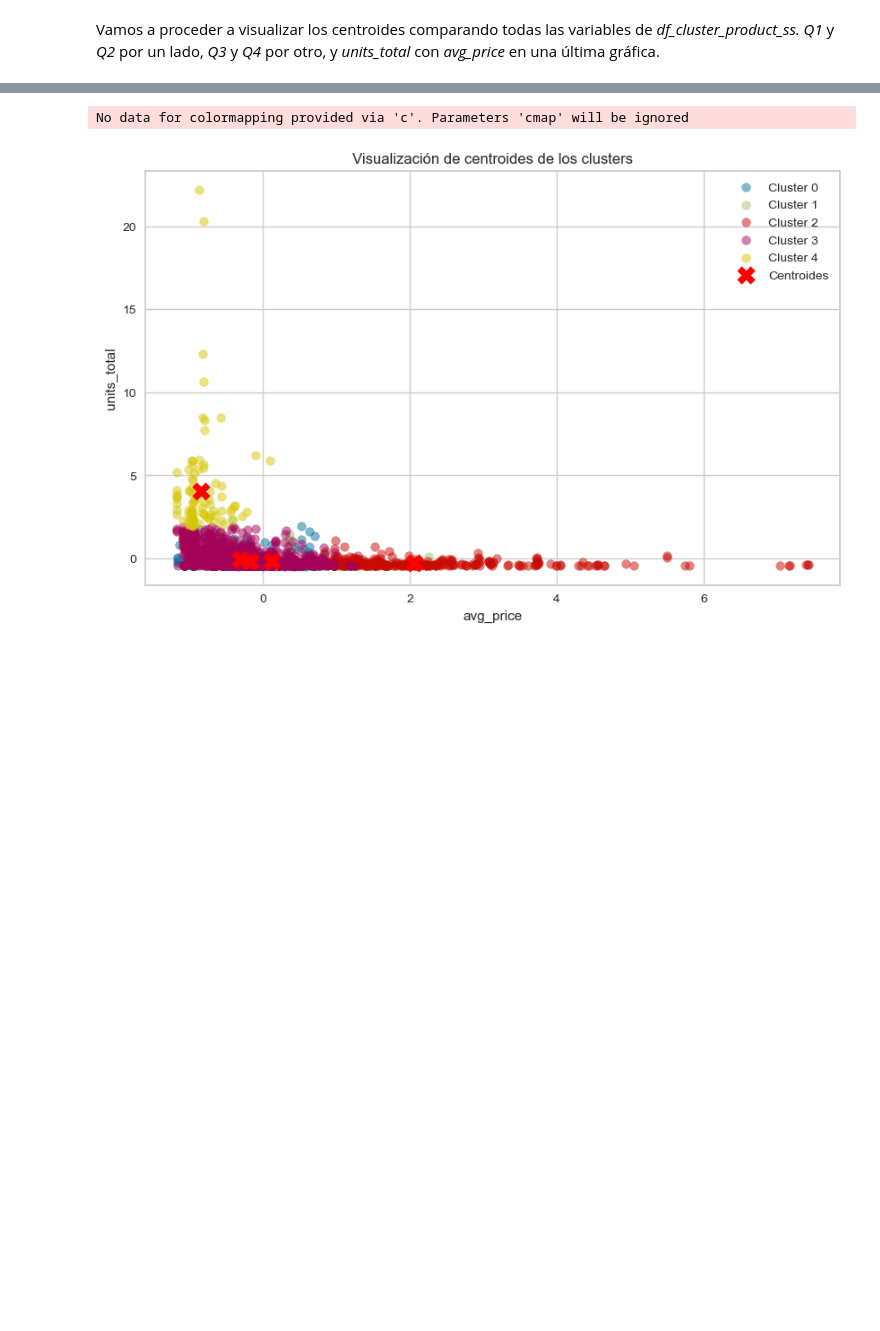
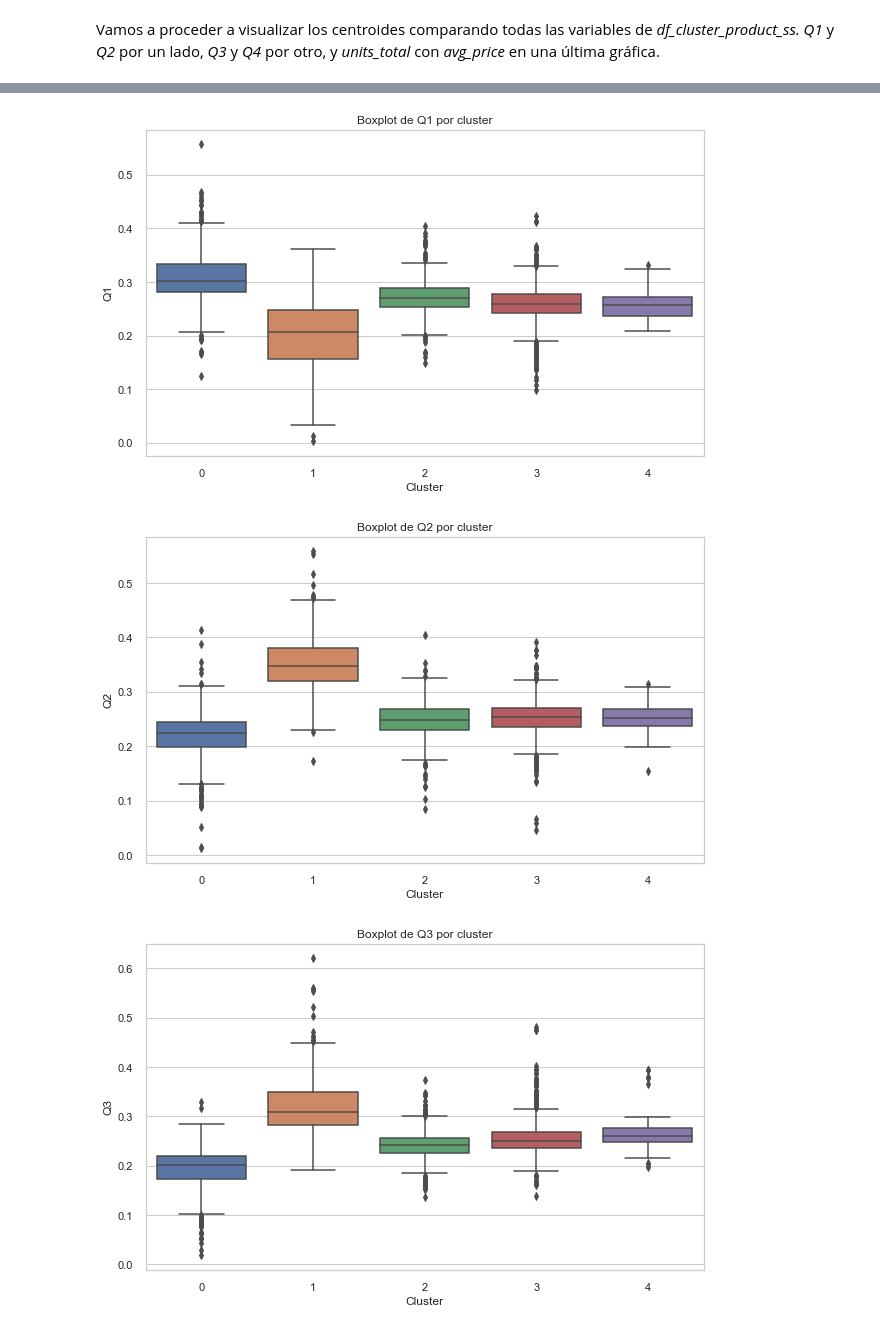
Before and after one commit to alitermat/capstone_retail_TFM, a Jupyter notebook: notebooks/Clustering_producto.ipynb, the cells around one changed output, grey strips where cells are left out. Drawn from its saved outputs; the diff is of its cells as text; code cells hidden in the pictures; blank space fills up the shorter version.

```diff
--- a/notebooks/Clustering_producto.ipynb
+++ b/notebooks/Clustering_producto.ipynb
@@ -576,42 +505,16 @@ No data for colormapping provided via 'c'. Parameters 'cmap' will be ignored
-# %%
-# Obtenemos las coordenadas de los centroides y las etiquetas de cluster
-centroids = kmeans.cluster_centers_
-labels = kmeans.labels_
-
-# Ahora, graficamos los puntos de datos y los centroides
-plt.figure(figsize=(10, 6))
-
-# Graficamos los puntos de datos de las variables Q3 y Q4
-# Aquí asignamos una etiqueta a cada cluster para la leyenda
-for i in range(kmeans.n_clusters):
-    plt.scatter(
-        df_cluster_product_ss.iloc[labels == i, 5],
-        df_cluster_product_ss.iloc[labels == i, 4],
-        label=f'Cluster {i}',
-        cmap='viridis',
-        marker='o',
-        alpha=0.5
-    )
-
-# Graficamos los centroides
-plt.scatter(
-    centroids[:, 5],
-    centroids[:, 4],
-    c='red',
-    marker='X',
-    s=200,
-    label='Centroides'
-)
-
-plt.title('Visualización de centroides de los clusters')
-plt.xlabel(df_cluster_product_ss.columns[5])
-plt.ylabel(df_cluster_product_ss.columns[4])
-
-# Agregamos la leyenda al gráfico
-plt.legend()
-
-# Mostramos el gráfico
-plt.show()
-# %% [output]
-No data for colormapping provided via 'c'. Parameters 'cmap' will be ignored
-[figure, removed]
+# %%
+# Establecemos el estilo de los gráficos
+sns.set(style="whitegrid")
+
+# Creamos un boxplot para cada variable en función del cluster
+for variable in ['Q1', 'Q2', 'Q3', 'Q4', 'units_total', 'avg_price']:
+    plt.figure(figsize=(10, 6))
+    sns.boxplot(x='cluster_kmeans', y=variable, data=df_final)
+    plt.title(f'Boxplot de {variable} por cluster')
+    plt.xlabel('Cluster')
+    plt.ylabel(variable)
+    plt.show()
+# %% [output]
+[figure, added]
+[figure, added]
+[figure, added]
```
Also changed, not shown: parts of 24 cells of this notebook, 1 other file.
